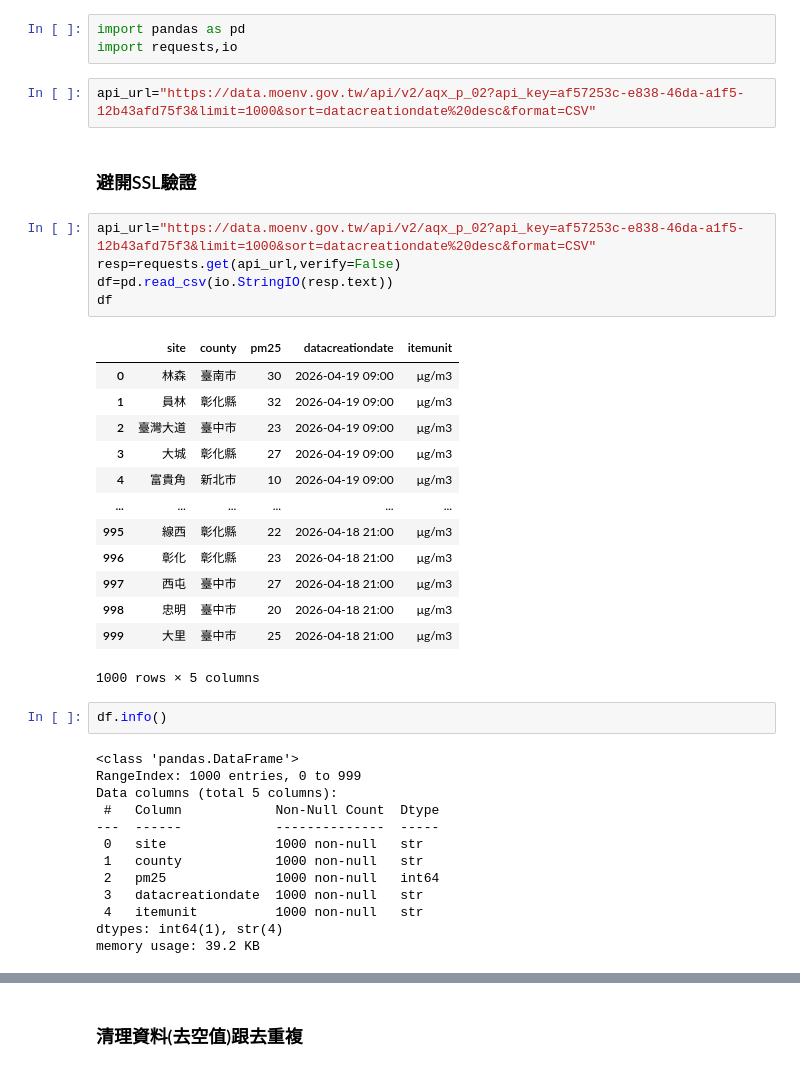
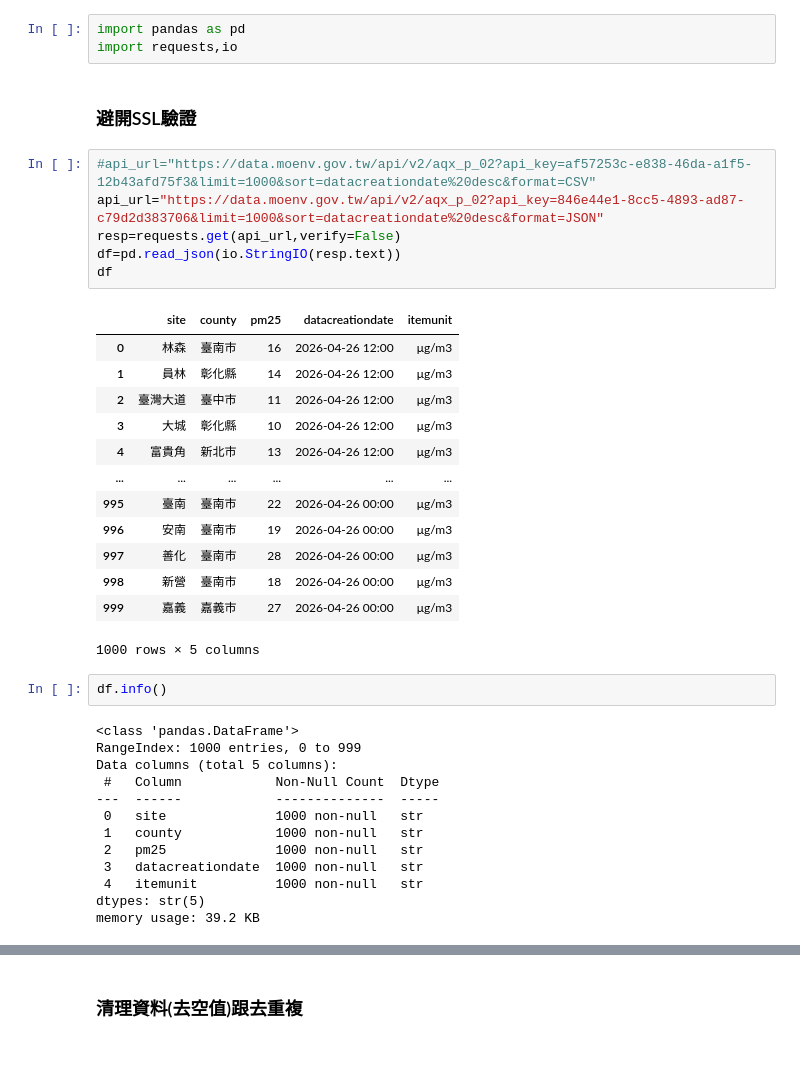
Before and after one commit to rtw165-sys/pm25-opendata, a Jupyter notebook: test.ipynb, the cells around one changed output, grey strips where cells are left out. Cells and saved outputs as stored; diff of their text form.

```diff
--- a/test.ipynb
+++ b/test.ipynb
@@ -1,28 +1,27 @@
 # %%
 import pandas as pd
 import requests,io
-# %%
-api_url="https://data.moenv.gov.tw/api/v2/aqx_p_02?api_key=af57253c-e838-46da-a1f5-12b43afd75f3&limit=1000&sort=datacreationdate%20desc&format=CSV"
 # %% [markdown]
 ### 避開SSL驗證
 # %%
-api_url="https://data.moenv.gov.tw/api/v2/aqx_p_02?api_key=af57253c-e838-46da-a1f5-12b43afd75f3&limit=1000&sort=datacreationdate%20desc&format=CSV"
+#api_url="https://data.moenv.gov.tw/api/v2/aqx_p_02?api_key=af57253c-e838-46da-a1f5-12b43afd75f3&limit=1000&sort=datacreationdate%20desc&format=CSV"
+api_url="https://data.moenv.gov.tw/api/v2/aqx_p_02?api_key=846e44e1-8cc5-4893-ad87-c79d2d383706&limit=1000&sort=datacreationdate%20desc&format=JSON"
 resp=requests.get(api_url,verify=False)
-df=pd.read_csv(io.StringIO(resp.text))
+df=pd.read_json(io.StringIO(resp.text))
 df
 # %% [output]
 |  | site | county | pm25 | datacreationdate | itemunit |
-| 0 | 林森 | 臺南市 | 30 | 2026-04-19 09:00 | μg/m3 |
-| 1 | 員林 | 彰化縣 | 32 | 2026-04-19 09:00 | μg/m3 |
-| 2 | 臺灣大道 | 臺中市 | 23 | 2026-04-19 09:00 | μg/m3 |
-| 3 | 大城 | 彰化縣 | 27 | 2026-04-19 09:00 | μg/m3 |
-| 4 | 富貴角 | 新北市 | 10 | 2026-04-19 09:00 | μg/m3 |
+| 0 | 林森 | 臺南市 | 16 | 2026-04-26 12:00 | μg/m3 |
+| 1 | 員林 | 彰化縣 | 14 | 2026-04-26 12:00 | μg/m3 |
+| 2 | 臺灣大道 | 臺中市 | 11 | 2026-04-26 12:00 | μg/m3 |
+| 3 | 大城 | 彰化縣 | 10 | 2026-04-26 12:00 | μg/m3 |
+| 4 | 富貴角 | 新北市 | 13 | 2026-04-26 12:00 | μg/m3 |
 | ... | ... | ... | ... | ... | ... |
-| 995 | 線西 | 彰化縣 | 22 | 2026-04-18 21:00 | μg/m3 |
-| 996 | 彰化 | 彰化縣 | 23 | 2026-04-18 21:00 | μg/m3 |
-| 997 | 西屯 | 臺中市 | 27 | 2026-04-18 21:00 | μg/m3 |
-| 998 | 忠明 | 臺中市 | 20 | 2026-04-18 21:00 | μg/m3 |
-| 999 | 大里 | 臺中市 | 25 | 2026-04-18 21:00 | μg/m3 |
+| 995 | 臺南 | 臺南市 | 22 | 2026-04-26 00:00 | μg/m3 |
+| 996 | 安南 | 臺南市 | 19 | 2026-04-26 00:00 | μg/m3 |
+| 997 | 善化 | 臺南市 | 28 | 2026-04-26 00:00 | μg/m3 |
+| 998 | 新營 | 臺南市 | 18 | 2026-04-26 00:00 | μg/m3 |
+| 999 | 嘉義 | 嘉義市 | 27 | 2026-04-26 00:00 | μg/m3 |
 1000 rows × 5 columns
 # %%
 df.info()
@@ -34,10 +33,10 @@ Data columns (total 5 columns):
 ---  ------            --------------  -----
  0   site              1000 non-null   str
  1   county            1000 non-null   str
- 2   pm25              1000 non-null   int64
+ 2   pm25              1000 non-null   str
  3   datacreationdate  1000 non-null   str
  4   itemunit          1000 non-null   str
-dtypes: int64(1), str(4)
+dtypes: str(5)
 memory usage: 39.2 KB
 # %%
 df.describe()
```
Also changed, not shown: parts of 6 cells of this notebook, 1 other file.
